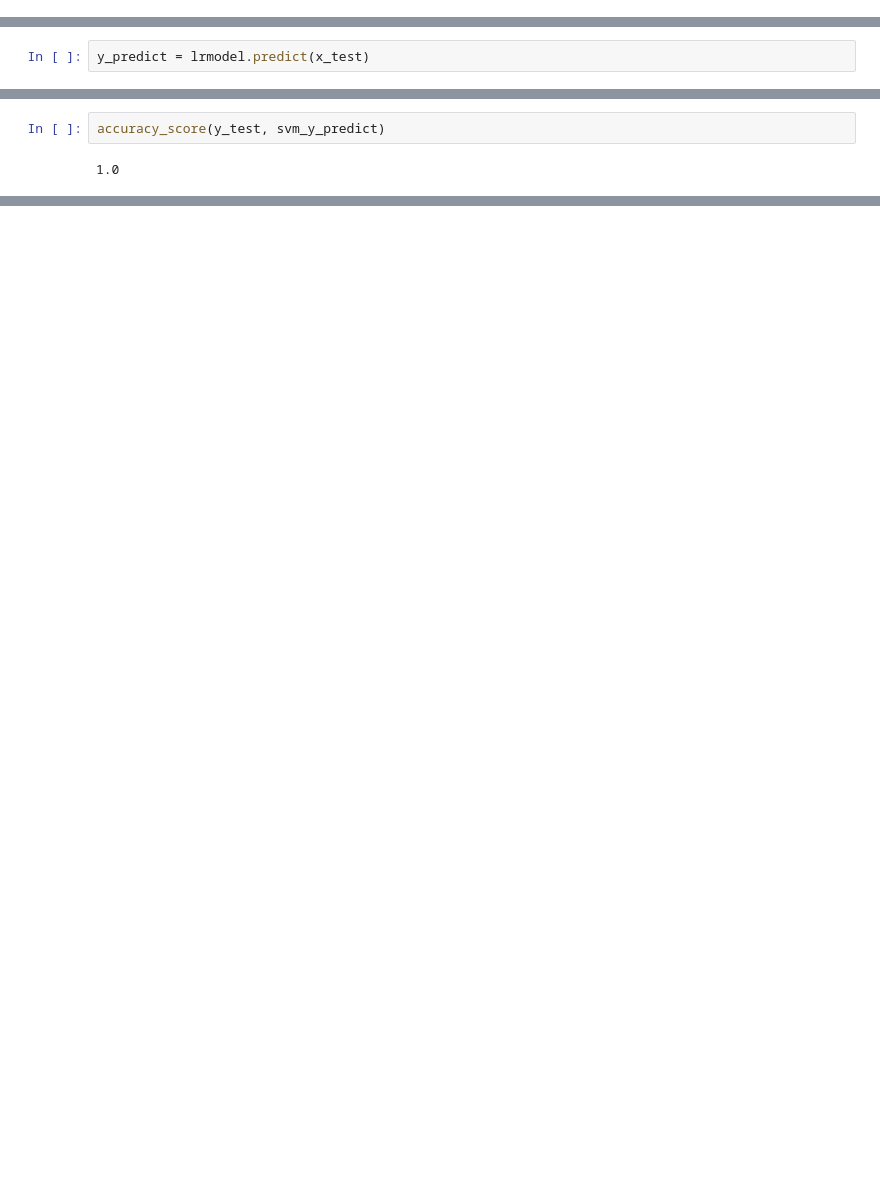
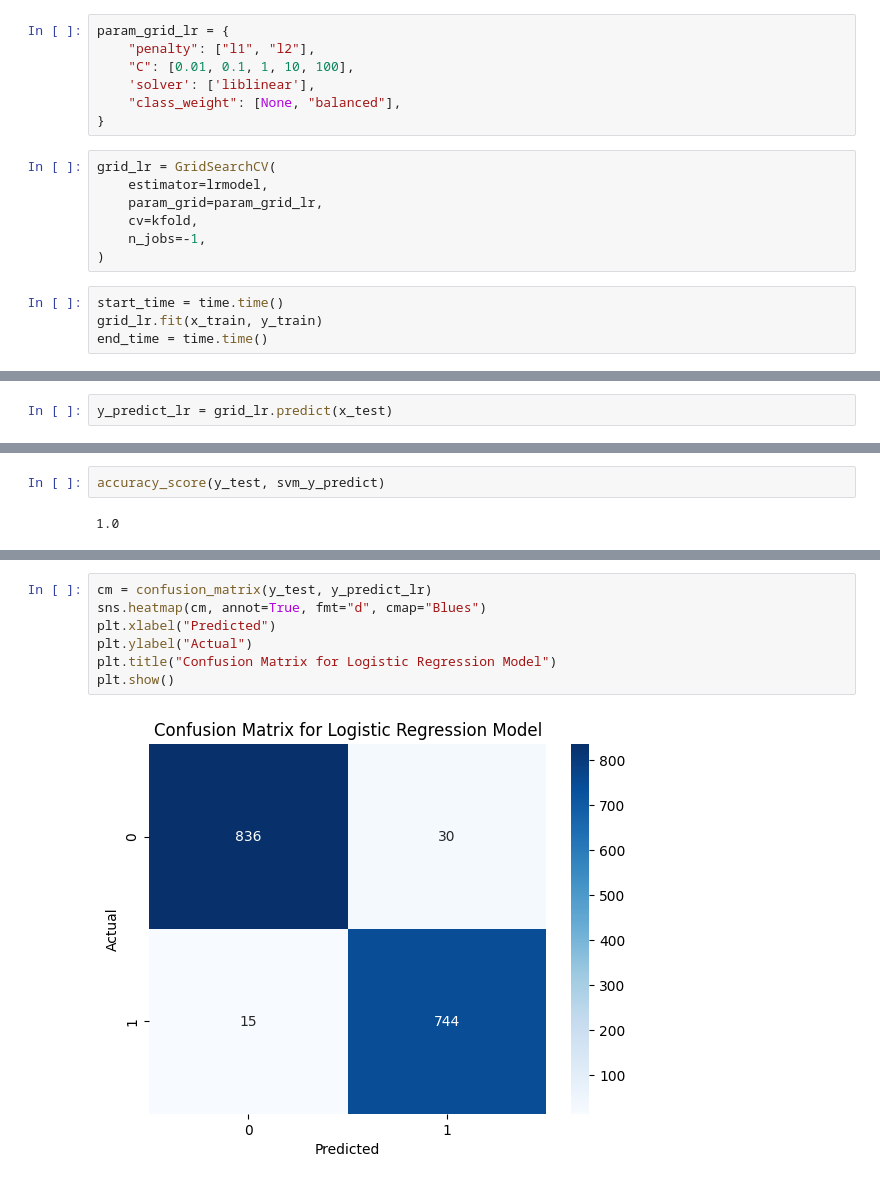
Before and after one commit to milenakowalska/mushroom_classification_model, a Jupyter notebook: mushroom_classifier.ipynb, the cells around one changed output, grey strips where cells are left out. Cells and saved outputs as stored; diff of their text form; blank space fills up the shorter version.

```diff
--- a/mushroom_classifier.ipynb
+++ b/mushroom_classifier.ipynb
@@ -155,2 +195,20 @@ x_train, x_test, y_train, y_test = train_test_split(x, y, test_size=0.2)
 # %%
 lrmodel = LogisticRegression()
+# %%
+param_grid_lr = {
+    "penalty": ["l1", "l2"],
+    "C": [0.01, 0.1, 1, 10, 100],
+    'solver': ['liblinear'],
+    "class_weight": [None, "balanced"],
+}
+# %%
+grid_lr = GridSearchCV(
+    estimator=lrmodel,
+    param_grid=param_grid_lr,
+    cv=kfold,
+    n_jobs=-1,
+)
+# %%
+start_time = time.time()
+grid_lr.fit(x_train, y_train)
+end_time = time.time()
@@ -169,3 +269,3 @@ SVC()
 # %%
-y_predict = lrmodel.predict(x_test)
+y_predict_lr = grid_lr.predict(x_test)
 # %%
@@ -196,3 +292,12 @@ plt.show()
+# %%
+cm = confusion_matrix(y_test, y_predict_lr)
+sns.heatmap(cm, annot=True, fmt="d", cmap="Blues")
+plt.xlabel("Predicted")
+plt.ylabel("Actual")
+plt.title("Confusion Matrix for Logistic Regression Model")
+plt.show()
+# %% [output]
+[figure, added]
 # %%
 cm = confusion_matrix(y_test, svm_y_predict)
 sns.heatmap(cm, annot=True, fmt="d", cmap="Blues")
```
Also changed, not shown: parts of 36 cells of this notebook, 2 other files.
